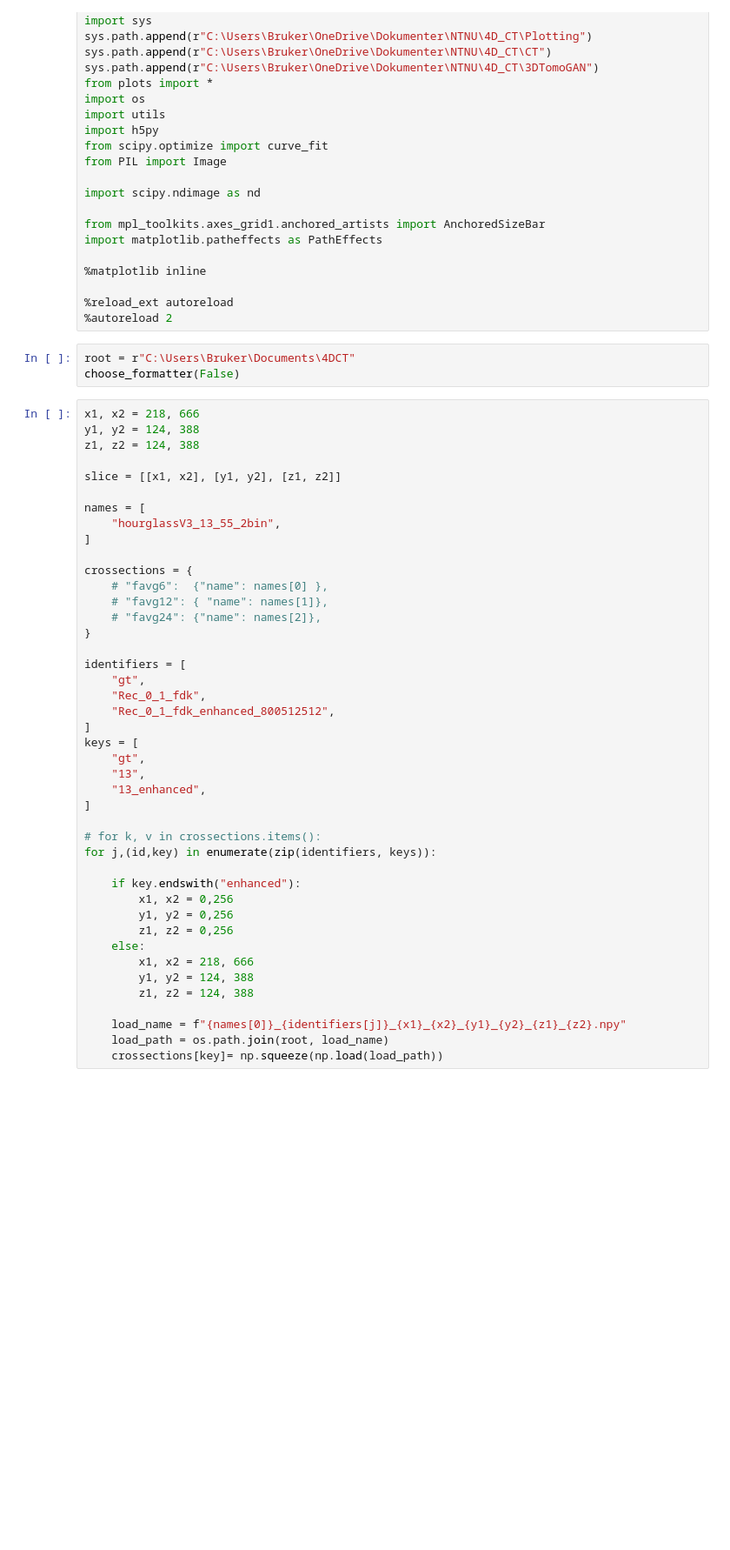
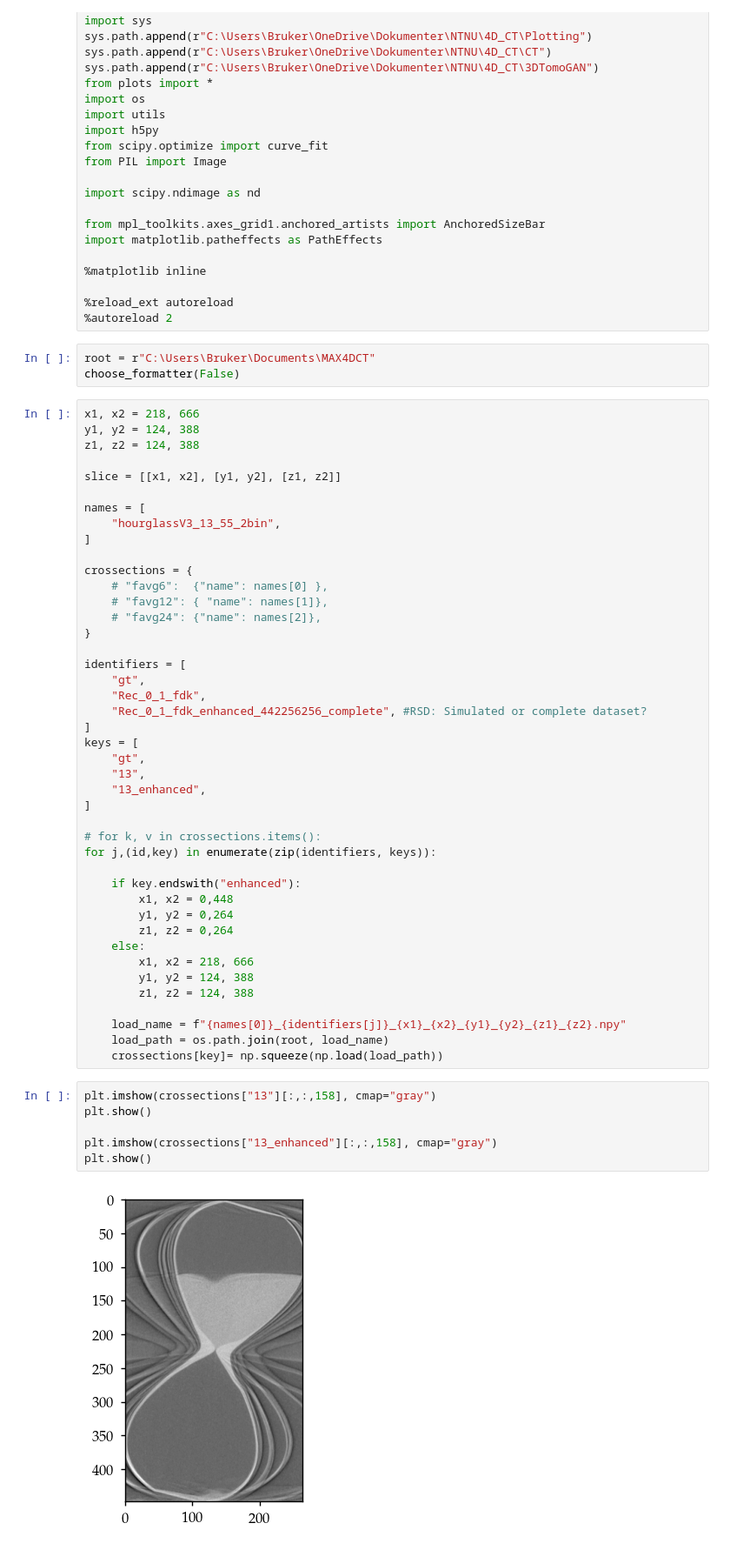
Before and after one commit to RubenDragland/4D_CT, a Jupyter notebook: Analysis/hourglass_dynamical.ipynb, the cells around one changed output. Shown at 87% size. Drawn from its saved outputs; the diff is of its cells as text; blank space fills up the shorter version.

Commit message:
Plotting gradients etc

```diff
--- a/Analysis/hourglass_dynamical.ipynb
+++ b/Analysis/hourglass_dynamical.ipynb
@@ -23,7 +23,7 @@ import matplotlib.patheffects as PathEffects
 %reload_ext autoreload
 %autoreload 2
 # %%
-root = r"C:\Users\Bruker\Documents\4DCT"
+root = r"C:\Users\Bruker\Documents\MAX4DCT"
 choose_formatter(False)
 # %%
 x1, x2 = 218, 666
@@ -45,7 +45,7 @@ crossections = {
 identifiers = [
     "gt",
     "Rec_0_1_fdk",
-    "Rec_0_1_fdk_enhanced_800512512",
+    "Rec_0_1_fdk_enhanced_442256256_complete", #RSD: Simulated or complete dataset?
 ]
 keys = [
     "gt",
@@ -57,9 +57,9 @@ keys = [
 for j,(id,key) in enumerate(zip(identifiers, keys)):
 
     if key.endswith("enhanced"):
-        x1, x2 = 0,256
-        y1, y2 = 0,256
-        z1, z2 = 0,256
+        x1, x2 = 0,448
+        y1, y2 = 0,264
+        z1, z2 = 0,264
     else:
         x1, x2 = 218, 666
         y1, y2 = 124, 388
@@ -68,3 +68,11 @@ for j,(id,key) in enumerate(zip(identifiers, keys)):
     load_name = f"{names[0]}_{identifiers[j]}_{x1}_{x2}_{y1}_{y2}_{z1}_{z2}.npy"
     load_path = os.path.join(root, load_name)
     crossections[key]= np.squeeze(np.load(load_path))
+# %%
+plt.imshow(crossections["13"][:,:,158], cmap="gray")
+plt.show()
+
+plt.imshow(crossections["13_enhanced"][:,:,158], cmap="gray")
+plt.show()
+# %% [output]
+[figure, added]
```
Also changed, not shown: parts of 5 cells of this notebook.
